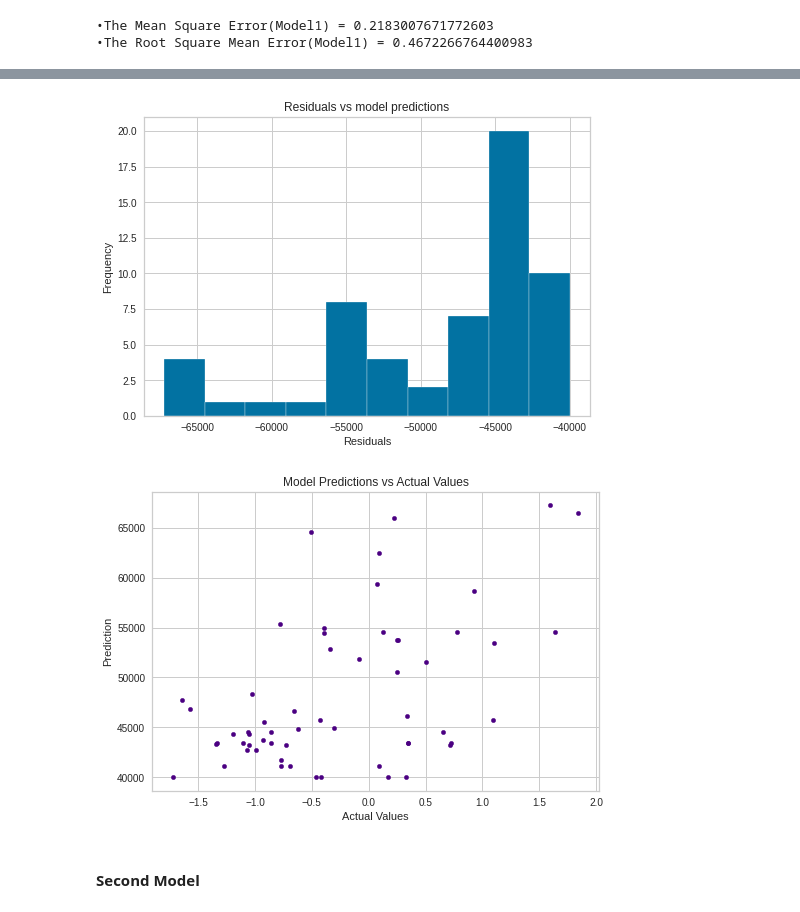
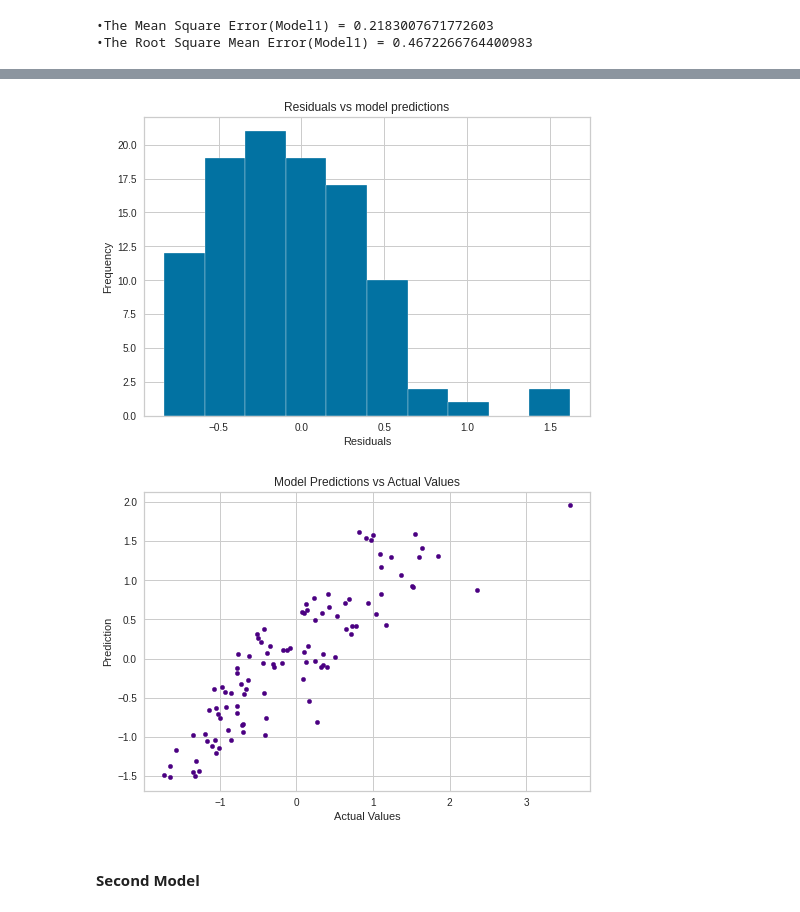
Before and after one commit to rethabilethulo/Oop_for_Ds, a Jupyter notebook: notebook/OOP_for_DS.ipynb, the cells around one changed output, grey strips where cells are left out. Drawn from its saved outputs; the diff is of its cells as text; code cells hidden in the pictures.

```diff
--- a/OOP_for_DS.ipynb
+++ b/notebook/OOP_for_DS.ipynb
@@ -623,14 +542,14 @@ The standardised residuals max = 3.5026809043093525
 # %%
-model1_hist = HistogramPlotter(y_test1, pred)
+model1_hist = HistogramPlotter(y_test1, predict)
 # Mode1 Plot
 model1_hist.plot()
 # %% [output]
-[figure, old version]
+[figure, new version]
 # %%
-model1_scatter = ScatterPlotter(y_test1, pred)
+model1_scatter = ScatterPlotter(y_test1, predict)
 model1_scatter.plot()
 # %% [output]
-[figure, old version]
+[figure, new version]
 # %% [markdown]
 #### Second Model
 # %%
```
Also changed, not shown: parts of 12 cells of this notebook, 3 other files.
